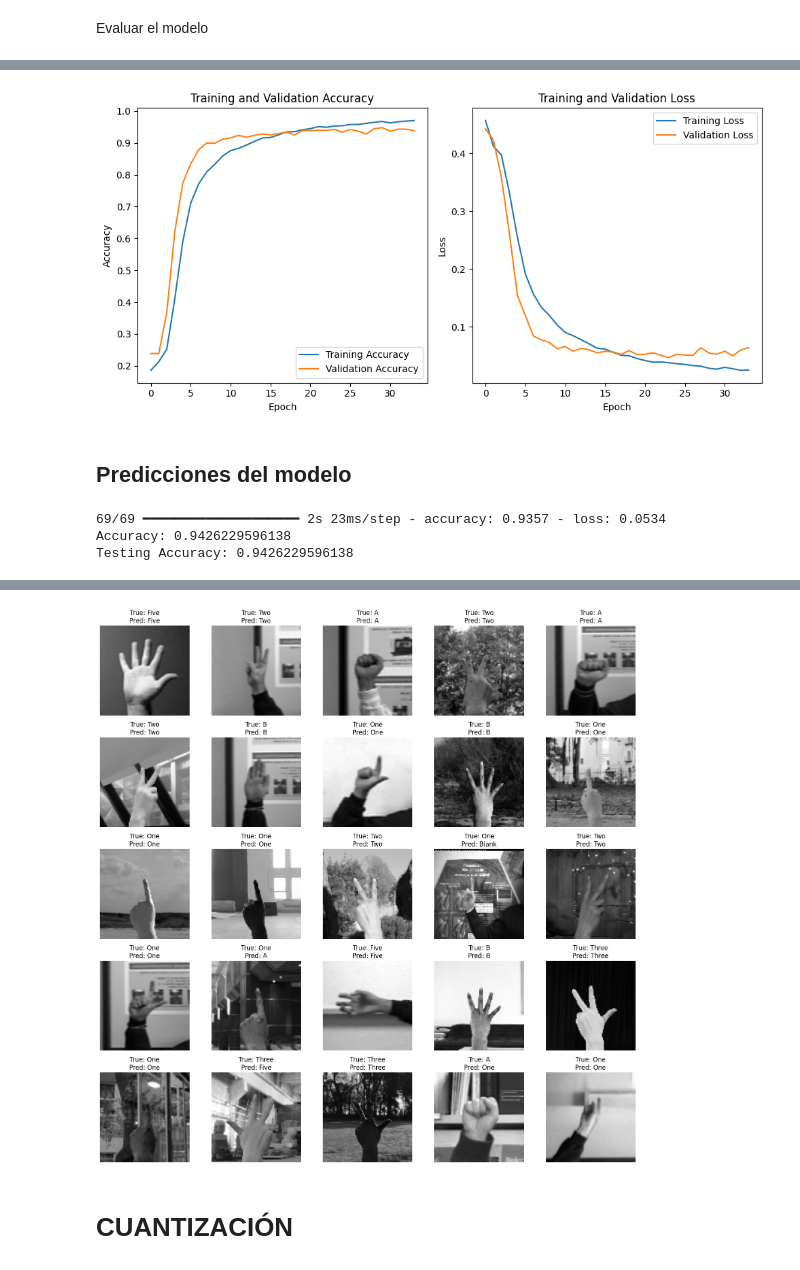
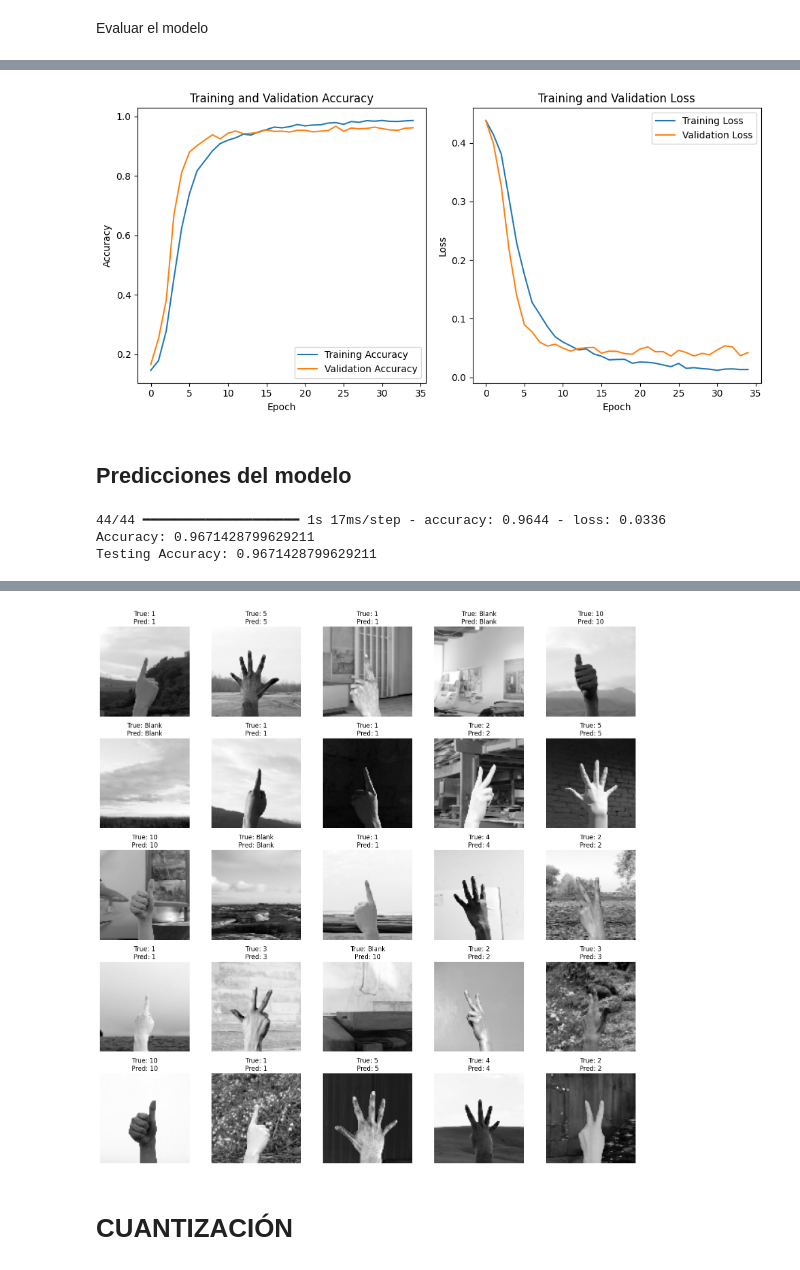
Before and after one commit to lucasfreyess/pds3, a Jupyter notebook: model_preparation/model_preparation.ipynb, the cells around one changed output, grey strips where cells are left out. Drawn from its saved outputs; the diff is of its cells as text; code cells hidden in the pictures.

```diff
--- a/model_preparation/model_preparation.ipynb
+++ b/model_preparation/model_preparation.ipynb
@@ -37,3 +16,20 @@ HEX_MODEL_PATH = "./models/hex_model_v2.cc"
+# %%
+# DATASET_PATH = "./datasets/ds_v2"
+# DATASET_PATH_TEST_IMAGE = "./datasets/ds_v2/A/mpoetza1.pgm"
+DATASET_PATH = "./datasets/ds_v4/All_Nums"
+DATASET_PATH_TEST_IMAGE = "./datasets/ds_v4/All_Nums/3/0c3ff922-7744-40e5-8fe9-10dcbc5dca3c.rgb_0000.png"
+
+# MODEL_PATH = "./models/model_v2.keras"
+MODEL_PATH = "./models/model_v4.keras"
+
+# QUANTIZED_MODEL_PATH = "./models/quant_model_v2.tflite"
+QUANTIZED_MODEL_PATH = "./models/quant_model_v4.tflite"
+
+# HEX_MODEL_PATH = "./models/hex_model_v2.cc"
+HEX_MODEL_PATH = "./models/hex_model_v4.cc"
+
+# LIST_OF_GESTURES = ['A', 'B', "Blank", "Five", "One", "Three", "Two"] # ds_v2
+LIST_OF_GESTURES = ['1', "10", '2', '3', '4', '5', "Blank"] # ds_v4
 # %% [markdown]
 Para colab
 # %%
@@ -113,10 +109,8 @@ def apply_augmentation(X_train, y_train, augmentation_fraction=0.5):
 # %%
 loaded_images = []
 outputVectors = []
-# list_of_gestures = ['1', "10", '2', '3', '4', '5', "Blank"] # Dataset_v4.1
-list_of_gestures = ['A', 'B', "Blank", "Five", "One", "Three", "Two"] # Dataset_v2_specific
 
-for gesture_index, gesture in enumerate(list_of_gestures):
+for gesture_index, gesture in enumerate(LIST_OF_GESTURES):
     dataset_path = f"{DATASET_PATH}/{gesture}"
     gesture_path = os.path.join(dataset_path, '*')
     gest_path = glob.glob(gesture_path)
@@ -127,7 +121,7 @@ for gesture_index, gesture in enumerate(list_of_gestures):
             gray_image = cv2.cvtColor(image, cv2.COLOR_BGR2GRAY)
             gray_image = cv2.resize(gray_image, (96, 96))
             loaded_images.append(gray_image)
-            outputVector = [0] * len(list_of_gestures)
+            outputVector = [0] * len(LIST_OF_GESTURES)
             outputVector[gesture_index] = 1
             outputVectors.append(outputVector)
 
@@ -320,7 +314,7 @@ def plot_accuracy_loss(history):
 
 plot_accuracy_loss(history)
 # %% [output]
-[figure, old version]
+[figure, new version]
 # %% [markdown]
 ## Predicciones del modelo
 # %%
@@ -328,9 +322,9 @@ plot_accuracy_loss(history)
 print("Accuracy: " + str(acc))
 print("Testing Accuracy:", acc)
 # %% [output]
-69/69 ━━━━━━━━━━━━━━━━━━━━ 2s 23ms/step - accuracy: 0.9357 - loss: 0.0534
-Accuracy: 0.9426229596138
-Testing Accuracy: 0.9426229596138
+44/44 ━━━━━━━━━━━━━━━━━━━━ 1s 17ms/step - accuracy: 0.9644 - loss: 0.0336
+Accuracy: 0.9671428799629211
+Testing Accuracy: 0.9671428799629211
 # %%
 y_pred = model.predict(X_test)
 y_pred_classes = np.argmax(y_pred, axis=1)
@@ -342,7 +336,7 @@ plt.figure(figsize=(15, 15))
 for i in range(num_images_to_display):
   plt.subplot(5, 5, i + 1)
   plt.imshow(X_test[i].reshape(96, 96), cmap='gray')
-  plt.title(f"True: {list_of_gestures[y_true_classes[i]]}\nPred: {list_of_gestures[y_pred_classes[i]]}")
+  plt.title(f"True: {LIST_OF_GESTURES[y_true_classes[i]]}\nPred: {LIST_OF_GESTURES[y_pred_classes[i]]}")
   plt.axis('off')
 
 plt.tight_layout()
@@ -352,4 +346,4 @@ plt.show()
-[figure, old version]
+[figure, new version]
 # %% [markdown]
 # CUANTIZACIÓN
 # %%
```
Also changed, not shown: parts of 12 cells of this notebook, 7 other files.
